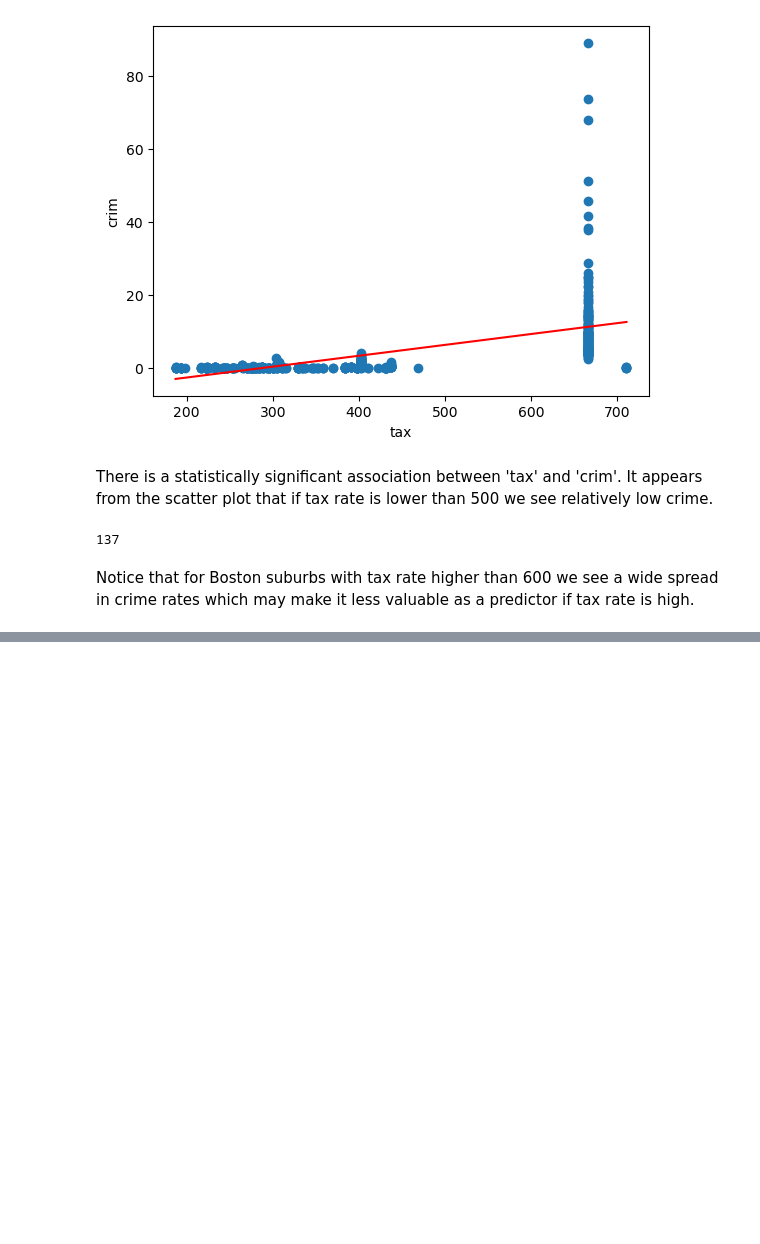
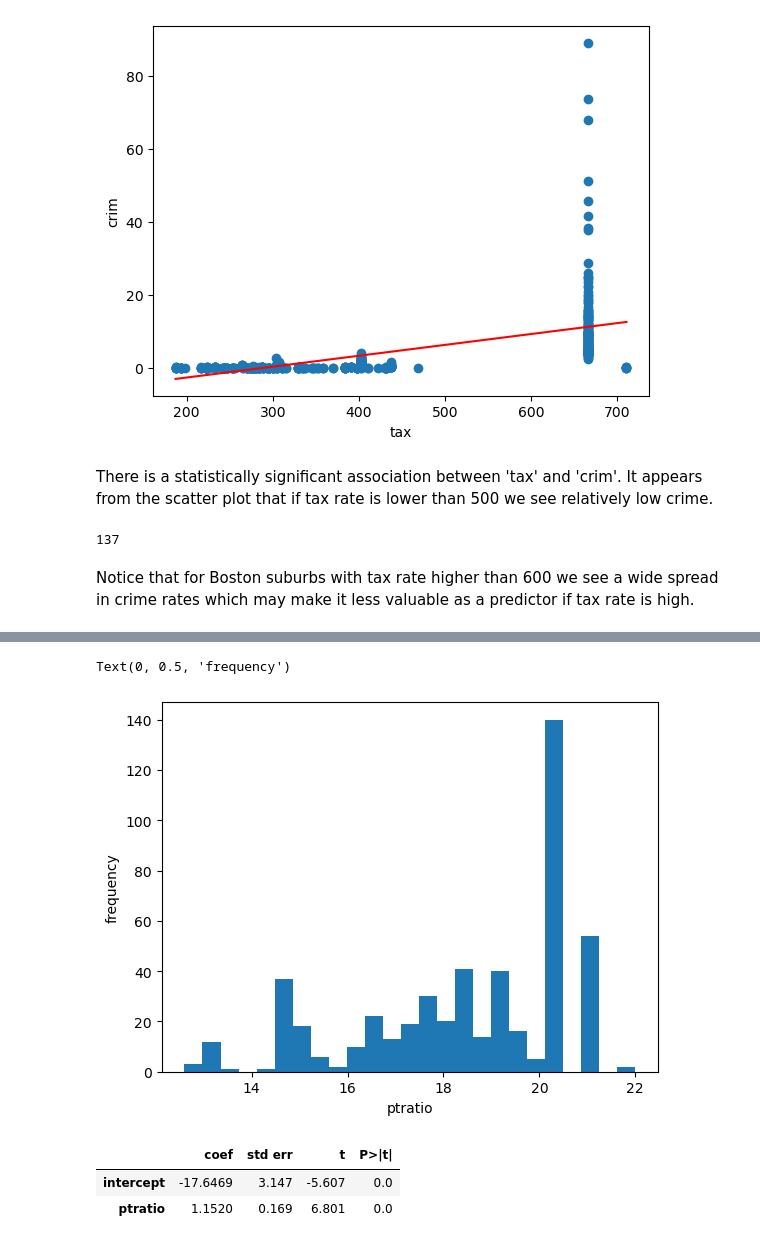
Before and after one commit to carmancater/an-introduction-to-statistical-learning-with-applications-in-python, a Jupyter notebook: Chapter 03 - Linear Regression/Ch 3 Ex 15.ipynb, the cells around one changed output, grey strips where cells are left out. Drawn from its saved outputs; the diff is of its cells as text; code cells hidden in the pictures; blank space fills up the shorter version.

```diff
--- a/Chapter 03 - Linear Regression/Ch 3 Ex 15.ipynb
+++ b/Chapter 03 - Linear Regression/Ch 3 Ex 15.ipynb
@@ -513,0 +516,2 @@ Notice that for Boston suburbs with tax rate higher than 600 we see a wide sprea
+# %%
+var = 'ptratio'
@@ -513,0 +530,15 @@ Notice that for Boston suburbs with tax rate higher than 600 we see a wide sprea
+# %%
+plt.hist(df[var], bins=25);
+plt.xlabel(var)
+plt.ylabel('frequency')
+# %% [output]
+Text(0, 0.5, 'frequency')
+[figure, added]
+# %%
+X = MS([var]).fit_transform(df)
+result = sm.OLS(y, X).fit()
+summarize(result)
+# %% [output]
+|  | coef | std err | t | P>|t| |
+| intercept | -17.6469 | 3.147 | -5.607 | 0.0 |
+| ptratio | 1.1520 | 0.169 | 6.801 | 0.0 |
```
Also changed, not shown: parts of 27 cells of this notebook.
